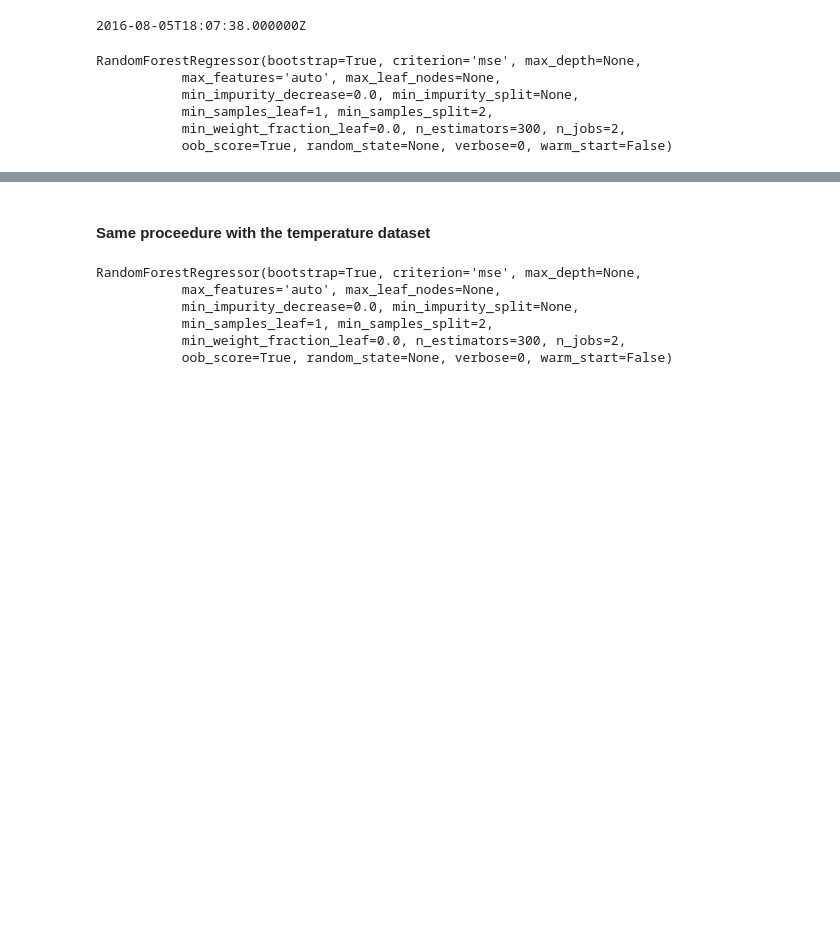
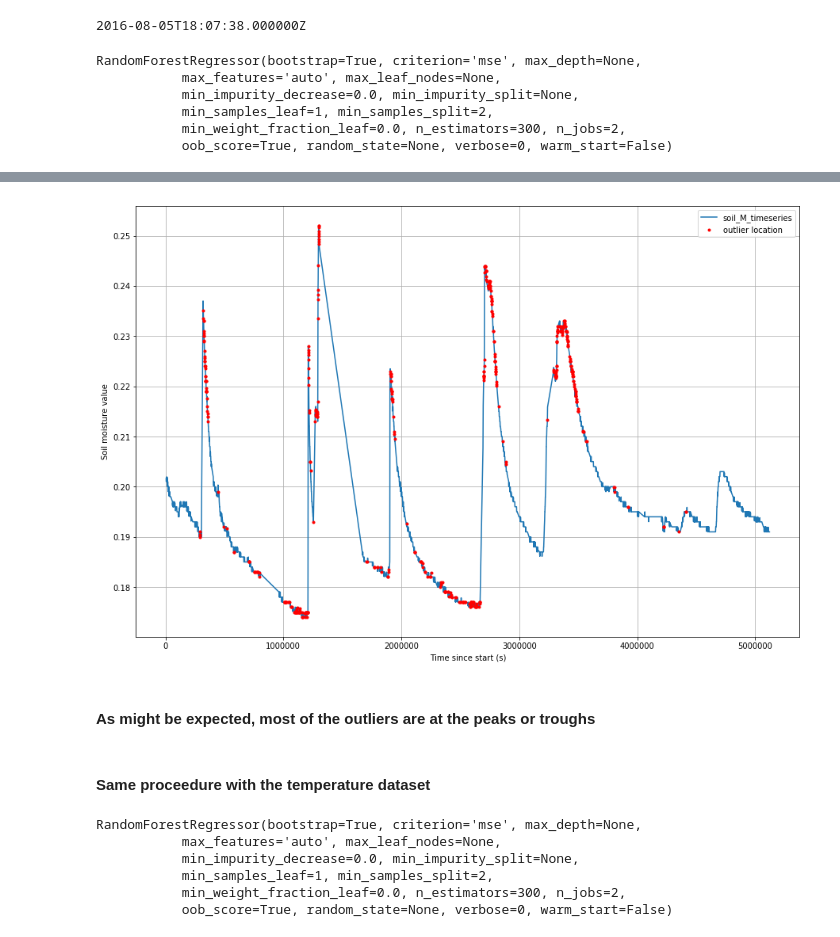
Before and after one commit to rmartinshort/Met_data_predict, a Jupyter notebook: notebooks/REFREG_test7_sliding.ipynb, the cells around one changed output, grey strips where cells are left out. Saved outputs shown, nothing was run; the diff lists cells and outputs as text; code cells hidden in the pictures; blank space fills up the shorter version.

```diff
--- a/notebooks/REFREG_test7_sliding.ipynb
+++ b/notebooks/REFREG_test7_sliding.ipynb
@@ -136,3 +146,21 @@ plt.savefig('soil_moisture_prediction_sliding_window.png')
+# %%
+outliers = cleaned_df.loc[X_test_indices]
+outlier_x = np.array(outliers['tsince_start'])
+outlier_y = np.array(outliers['M3_20_Avg_interp'])
+reg_x = np.array(cleaned_df['tsince_start'])
+reg_y = np.array(cleaned_df['M3_20_Avg_interp'])
+# %%
+plt.figure(figsize=(15,10))
+plt.plot(reg_x,reg_y,label='soil_M_timeseries')
+plt.plot(outlier_x,outlier_y,'r.',label='outlier location')
+plt.xlabel('Time since start (s)')
+plt.ylabel('Soil moisture value')
+plt.legend()
+plt.grid()
+# %% [output]
+[figure, added]
+# %% [markdown]
+#### As might be expected, most of the outliers are at the peaks or troughs
 # %% [markdown]
 #### Same proceedure with the temperature dataset
 # %%
```
Also changed, not shown: parts of 14 cells of this notebook, 7 other files.
